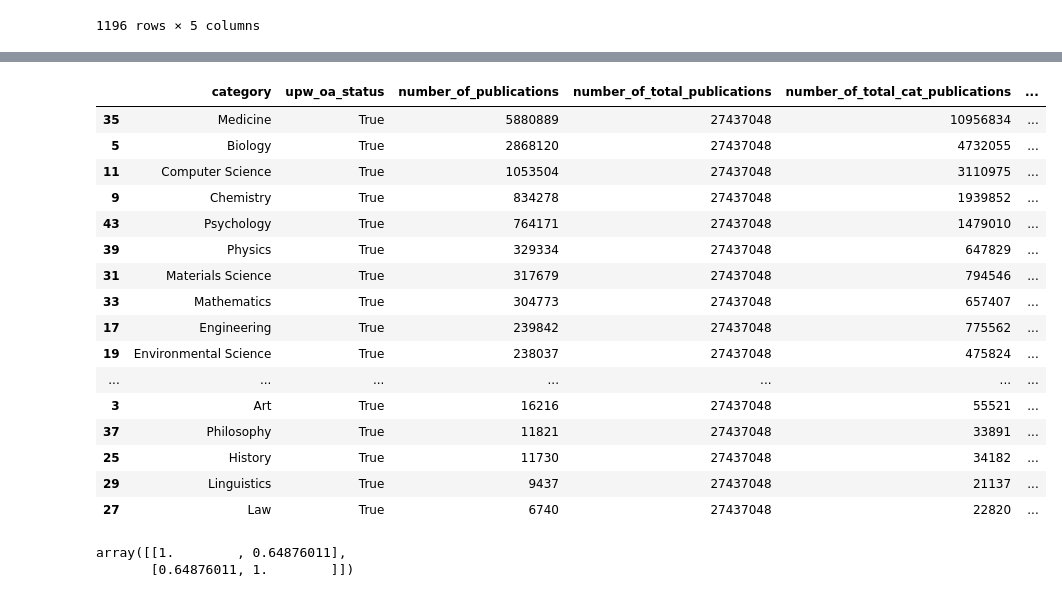
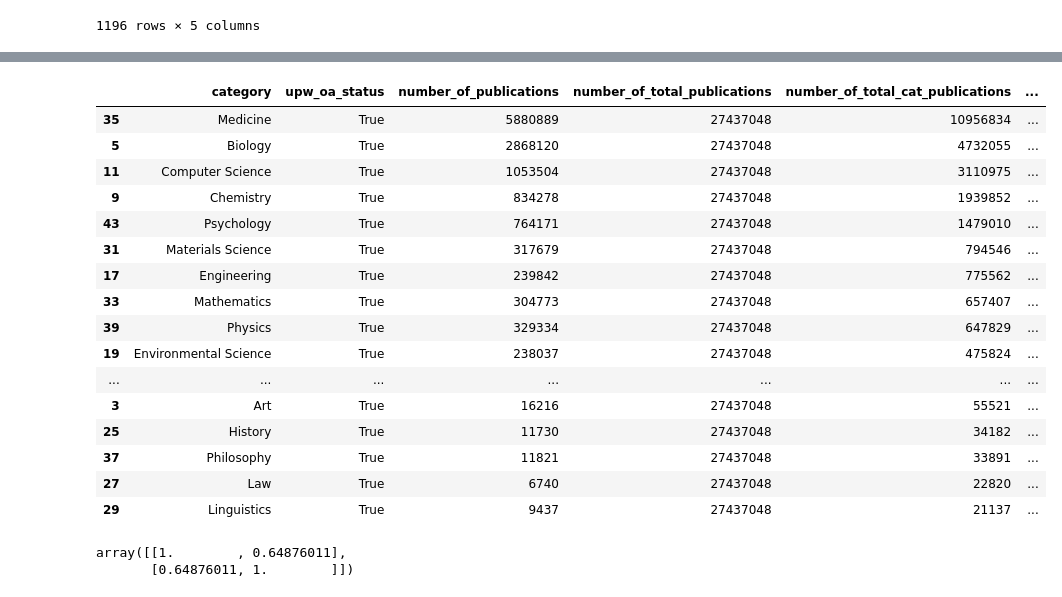
Before and after one commit to naustica/MA, a Jupyter notebook: Codebook.ipynb, the cells around one changed output, grey strips where cells are left out. Cells and saved outputs as stored; diff of their text form; code cells hidden in the pictures.

```diff
--- a/Codebook.ipynb
+++ b/Codebook.ipynb
@@ -1037,38 +1033,38 @@ df_oa_disc_s2_table[df_oa_disc_s2_table.s2_oa_status==True].sort_values(by=['num
 # %%
 df_oa_disc_upw_table = df_oa_disc_upw.groupby(['category', 'upw_oa_status'])['number_of_publications']\
                         .sum().reset_index()
 df_oa_disc_upw_table['number_of_total_publications'] = df_oa_disc_upw_table['number_of_publications'].sum()
 df_oa_disc_upw_table_total = df_oa_disc_upw_table.groupby(['category'])['number_of_publications'].sum()\
                                 .reset_index()
 df_oa_disc_upw_table_total.rename(columns={'number_of_publications': 'number_of_total_cat_publications'},
                                   inplace=True)
 df_oa_disc_upw_table = pd.merge(df_oa_disc_upw_table, df_oa_disc_upw_table_total, on=['category'])
 df_oa_disc_upw_table['oa_proportion'] = (df_oa_disc_upw_table['number_of_publications']/\
                                          df_oa_disc_upw_table['number_of_total_cat_publications']) * 100
-df_oa_disc_upw_table['proportion'] = (df_oa_disc_upw_table['number_of_publications']/\
+df_oa_disc_upw_table['proportion'] = (df_oa_disc_upw_table['number_of_total_cat_publications']/\
                                       df_oa_disc_upw_table['number_of_total_publications']) * 100
 df_oa_disc_upw_table['proportion'] = df_oa_disc_upw_table['proportion'].apply(lambda x: '{0:.2f}'.format(x))
 df_oa_disc_upw_table['oa_proportion'] = df_oa_disc_upw_table['oa_proportion'].apply(lambda x: '{0:.2f}'.format(x))
-df_oa_disc_upw_table[df_oa_disc_upw_table.upw_oa_status==True].sort_values(by=['number_of_publications'],
+df_oa_disc_upw_table[df_oa_disc_upw_table.upw_oa_status==True].sort_values(by=['number_of_total_cat_publications'],
                                                                           ascending=False)
 # %% [output]
 |  | category | upw_oa_status | number_of_publications | number_of_total_publications | number_of_total_cat_publications | ... |
 | 35 | Medicine | True | 5880889 | 27437048 | 10956834 | ... |
 | 5 | Biology | True | 2868120 | 27437048 | 4732055 | ... |
 | 11 | Computer Science | True | 1053504 | 27437048 | 3110975 | ... |
 | 9 | Chemistry | True | 834278 | 27437048 | 1939852 | ... |
 | 43 | Psychology | True | 764171 | 27437048 | 1479010 | ... |
+| 31 | Materials Science | True | 317679 | 27437048 | 794546 | ... |
+| 17 | Engineering | True | 239842 | 27437048 | 775562 | ... |
+| 33 | Mathematics | True | 304773 | 27437048 | 657407 | ... |
 | 39 | Physics | True | 329334 | 27437048 | 647829 | ... |
-| 31 | Materials Science | True | 317679 | 27437048 | 794546 | ... |
-| 33 | Mathematics | True | 304773 | 27437048 | 657407 | ... |
-| 17 | Engineering | True | 239842 | 27437048 | 775562 | ... |
 | 19 | Environmental Science | True | 238037 | 27437048 | 475824 | ... |
 | ... | ... | ... | ... | ... | ... | ... |
 | 3 | Art | True | 16216 | 27437048 | 55521 | ... |
+| 25 | History | True | 11730 | 27437048 | 34182 | ... |
 | 37 | Philosophy | True | 11821 | 27437048 | 33891 | ... |
-| 25 | History | True | 11730 | 27437048 | 34182 | ... |
+| 27 | Law | True | 6740 | 27437048 | 22820 | ... |
 | 29 | Linguistics | True | 9437 | 27437048 | 21137 | ... |
-| 27 | Law | True | 6740 | 27437048 | 22820 | ... |
 # %%
 life_bio_sciences = ['Biology', 'Agricultural And Food Sciences', 'Medicine']
 physical_sciences = ['Chemistry', 'Computer Science', 'Engineering', 'Physics', 'Materials Science',
```
Also changed, not shown: parts of 26 cells of this notebook, 6 other files.
